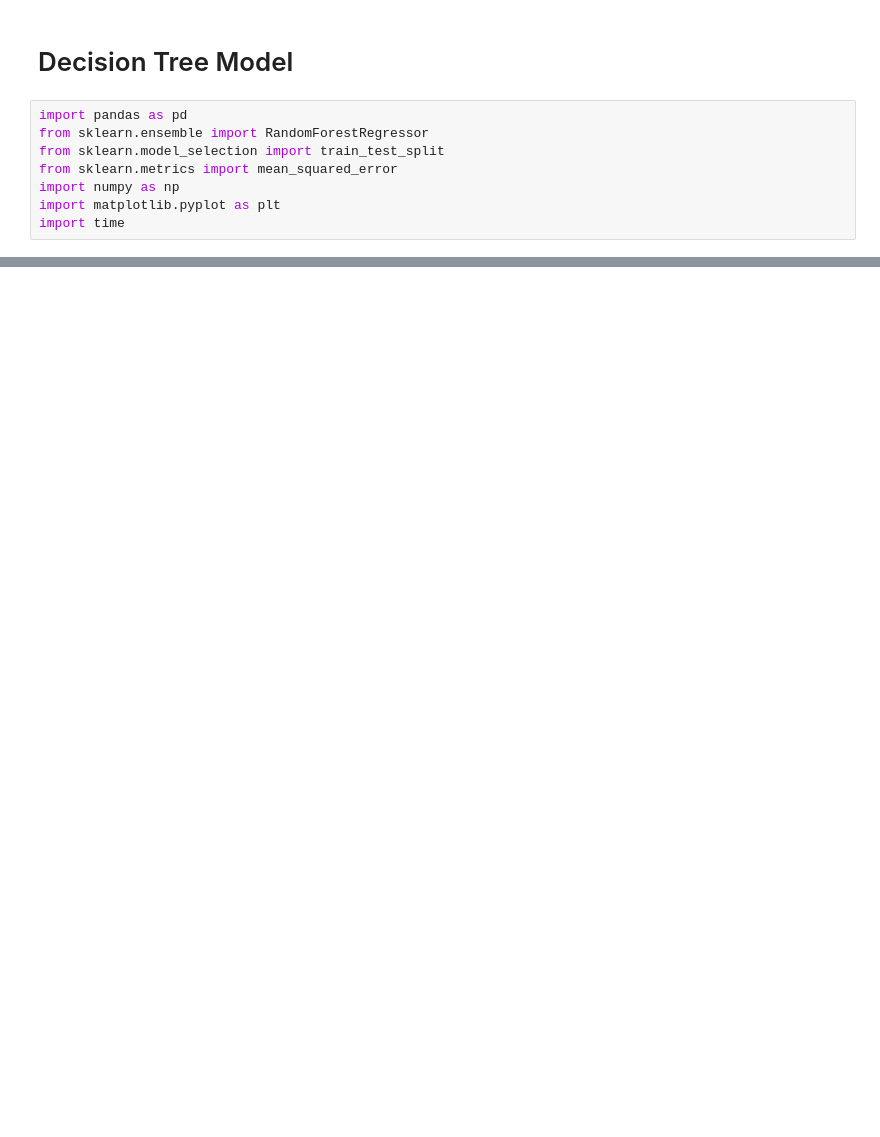
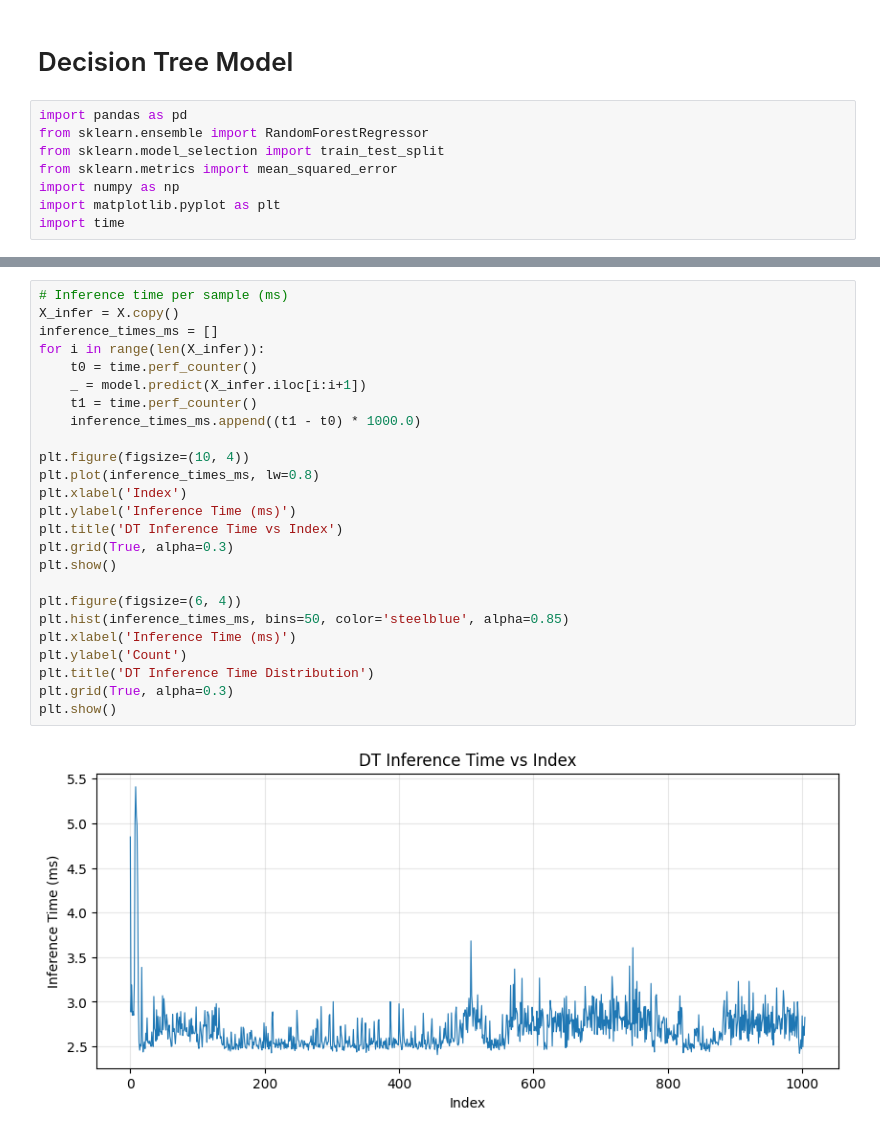
Before and after one commit to yang-jiaye/PCDetErrorModel, a Jupyter notebook: errorDTModel.ipynb, the cells around one changed output, grey strips where cells are left out. Cells and saved outputs as stored; diff of their text form; blank space fills up the shorter version.

```diff
--- a/errorDTModel.ipynb
+++ b/errorDTModel.ipynb
@@ -164,0 +141,27 @@ plt.show()
+# %%
+# Inference time per sample (ms)
+X_infer = X.copy()
+inference_times_ms = []
+for i in range(len(X_infer)):
+    t0 = time.perf_counter()
+    _ = model.predict(X_infer.iloc[i:i+1])
+    t1 = time.perf_counter()
+    inference_times_ms.append((t1 - t0) * 1000.0)
+
+plt.figure(figsize=(10, 4))
+plt.plot(inference_times_ms, lw=0.8)
+plt.xlabel('Index')
+plt.ylabel('Inference Time (ms)')
+plt.title('DT Inference Time vs Index')
+plt.grid(True, alpha=0.3)
+plt.show()
+
+plt.figure(figsize=(6, 4))
+plt.hist(inference_times_ms, bins=50, color='steelblue', alpha=0.85)
+plt.xlabel('Inference Time (ms)')
+plt.ylabel('Count')
+plt.title('DT Inference Time Distribution')
+plt.grid(True, alpha=0.3)
+plt.show()
+# %% [output]
+[figure, added]
```
Also changed, not shown: parts of 5 cells of this notebook, 2 other files.
